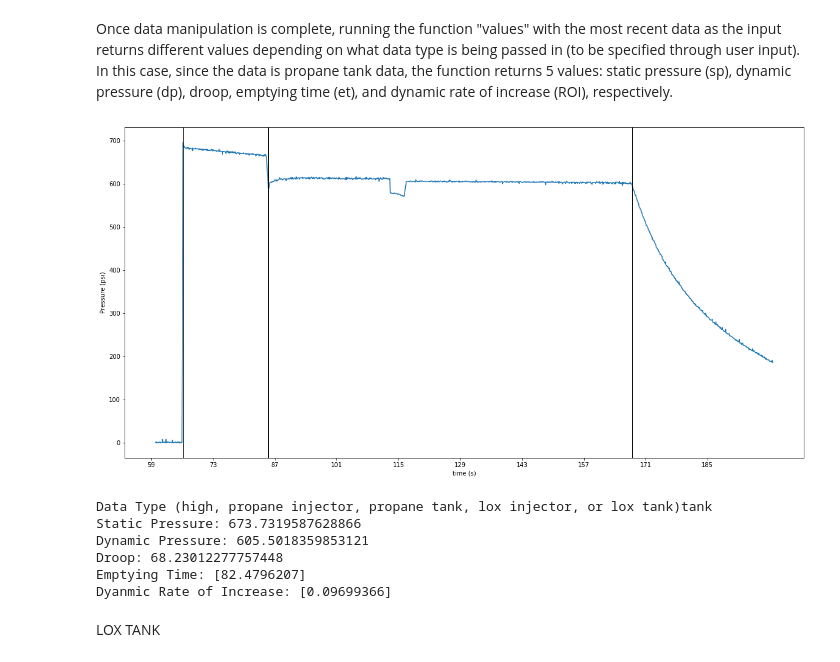
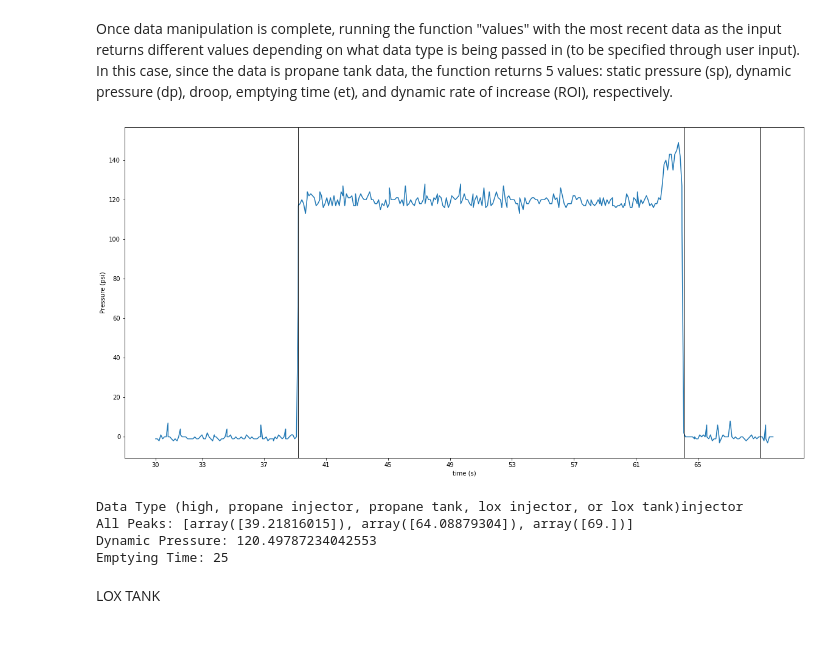
Before and after one commit to Space-Enterprise-at-Berkeley/Wireless-Transmission, a Jupyter notebook: DataMonitoring/pressure_analysis_sep_functions.ipynb, the cells around one changed output. Cells and saved outputs as stored; diff of their text form; code cells hidden in the pictures.

```diff
--- a/DataMonitoring/pressure_analysis_sep_functions.ipynb
+++ b/DataMonitoring/pressure_analysis_sep_functions.ipynb
@@ -84,11 +84,15 @@ def detect_peaks(data):
     dary_step = np.convolve(dary, step, mode='valid')
     peaksall=[]
     peaks = signal.find_peaks(dary_step, width=20)[0]
-    print("trying it out:", peaks)
+    print("first round peaks:", peaks)
     if len(peaks)>0:
         for p in peaks:
 
             peaksall.append(np.array([p]))
+    ##adding 0 to peaks in case empty
+    elif len(peaks)==0:
+        peaks=[0]
+
     print("Positive Peaks:", len(peaks))
     peaks2 = signal.find_peaks(-dary_step, width=20)[0]
     print("Negative Peaks:", len(peaks2))
@@ -408,6 +412,7 @@ def values(detect_data):
     peaksall = detect_data[2]
     data = detect_data[1]
     time = detect_data[0]
+
 
     display_pressure(time, data, peaksall)
 
@@ -435,8 +440,9 @@ def values(detect_data):
         print("Dyanmic Rate of Increase:", dynamic_rate_of_increase)
         return static_pressure, dynamic_pressure, droop, emptying_time, dynamic_rate_of_increase
     elif "injector" in data_type:
-
-        dynamic_condition = data[int(peaksall[0]):int(peaksall[1])]
+        time_list = time.tolist()
+        dynamic_condition = data[int(time_list.index((peaksall[0][0]))):int(time_list.index((peaksall[1][0])))]
+        print("All Peaks:", peaksall)
         dynamic_pressure = mean(dynamic_condition)
         print("Dynamic Pressure:", dynamic_pressure)
         emptying_time = int(peaksall[1])-int(peaksall[0])
@@ -464,14 +470,14 @@ display_all_pressure(time, high, lox_tank, propane_tank, lox_injector, propane_i
 # %% [output]
 [figure]
 # %%
-start_time = 60
-end_time = 200
+start_time = 0
+end_time = 140
 
 start_index = min(range(len(time)), key=lambda i: abs(time[i]-start_time))
 end_index = min(range(len(time)), key=lambda i: abs(time[i]-end_time)) if end_time != -1 else -1
 
 
-processed_tank_data = np.array([time[start_index:end_index], propane_tank[start_index:end_index]])
+processed_tank_data = np.array([time[start_index:end_index], lox_injector[start_index:end_index]])
 # %% [markdown]
 Using function "detectPeaks" with pressure data input to return a list of the form [(inputted data), (array of X-axis values for detected peaks)]. The variable "testdata" in this case can then be passed into any of the subsequent functions for manipulating the peaks/lines.
 # %%
@@ -543,15 +551,13 @@ Choose time for new line168
 # %% [markdown]
 Once data manipulation is complete, running the function "values" with the most recent data as the input returns different values depending on what data type is being passed in (to be specified through user input).  In this case, since the data is propane tank data, the function returns 5 values: static pressure (sp), dynamic pressure (dp), droop, emptying time (et), and dynamic rate of increase (ROI), respectively.
 # %%
-tank_sp, tank_dp, tank_droop, tank_et, tank_dROI = values(processed_tank_data)
+tank_sp, tank_dp = values(processed_tank_data)
 # %% [output]
-[figure, old version]
+[figure, new version]
-Data Type (high, propane injector, propane tank, lox injector, or lox tank)tank
-Static Pressure: 673.7319587628866
-Dynamic Pressure: 605.5018359853121
-Droop: 68.23012277757448
-Emptying Time: [82.4796207]
-Dyanmic Rate of Increase: [0.09699366]
+Data Type (high, propane injector, propane tank, lox injector, or lox tank)injector
+All Peaks: [array([39.21816015]), array([64.08879304]), array([69.])]
+Dynamic Pressure: 120.49787234042553
+Emptying Time: 25
 # %% [markdown]
 LOX TANK
 # %%
```
Also changed, not shown: parts of 5 cells of this notebook.
